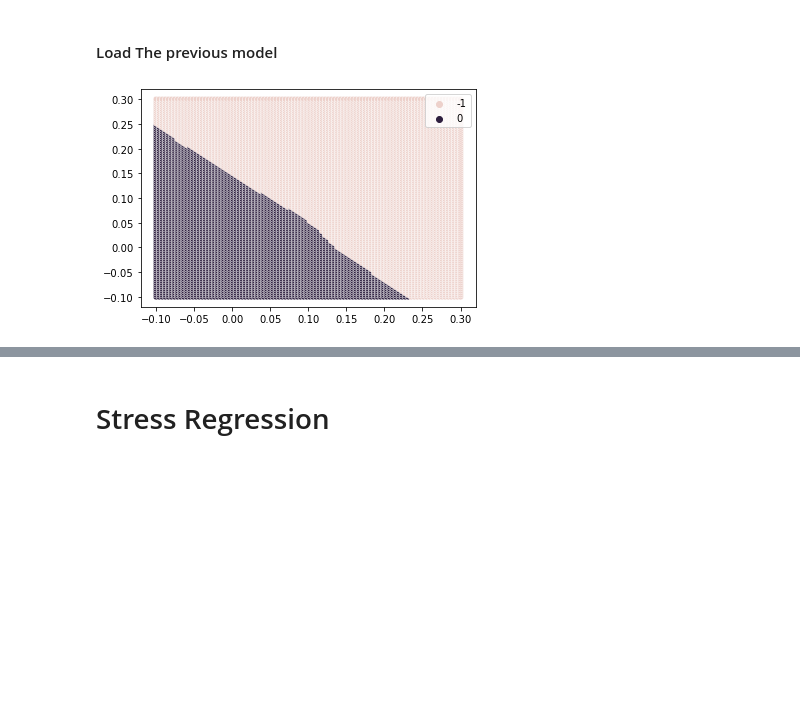
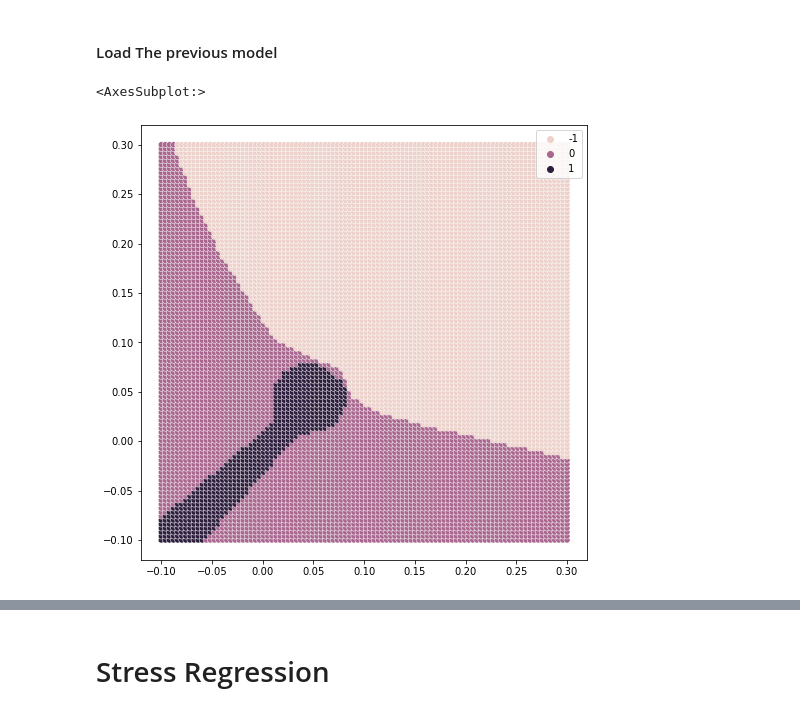
Before and after one commit to Rahat084/summer-project, a Jupyter notebook: notebooks/keras_ml_trainning.ipynb, the cells around one changed output, grey strips where cells are left out. Cells and saved outputs as stored; diff of their text form; code cells hidden in the pictures; blank space fills up the shorter version.

```diff
--- a/notebooks/keras_ml_trainning.ipynb
+++ b/notebooks/keras_ml_trainning.ipynb
@@ -201,15 +201,17 @@ model.save(os.path.expanduser(path+'classifier_model.h5'))
 # %%
 model=tf.keras.load_model(os.path.expanduser(path+'classifier_model.h5'))
 # %%
+fig=plt.figure(figsize=(8,8))
 test_norm=np.linspace(-0.1,0.3,100)
 test_shear=np.linspace(-0.2,0.2,100)
-test_cord=[[i,j,0.06] for i in test_norm for j in test_norm]
+test_cord=[[i,j,0.0] for i in test_norm for j in test_norm]
 test_cord=np.array(test_cord)
 predictions=model.predict(scaler.fit_transform(test_cord))
 predictions=np.argmax(predictions,axis=1)
 predictions[predictions==0]=-1
 predictions[predictions==1]=0
 predictions[predictions==2]=1
-sns.scatterplot(x=test_cord[:,0],y=test_cord[:,1],hue=predictions).figure.savefig("output_6.png")
+sns.scatterplot(x=test_cord[:,0],y=test_cord[:,1],hue=predictions)#.figure.savefig("./output_0_shear.png")
 # %% [output]
+<AxesSubplot:>
-[figure, old version]
+[figure, new version]
```
Also changed, not shown: parts of 4 cells of this notebook, 2 other files.
